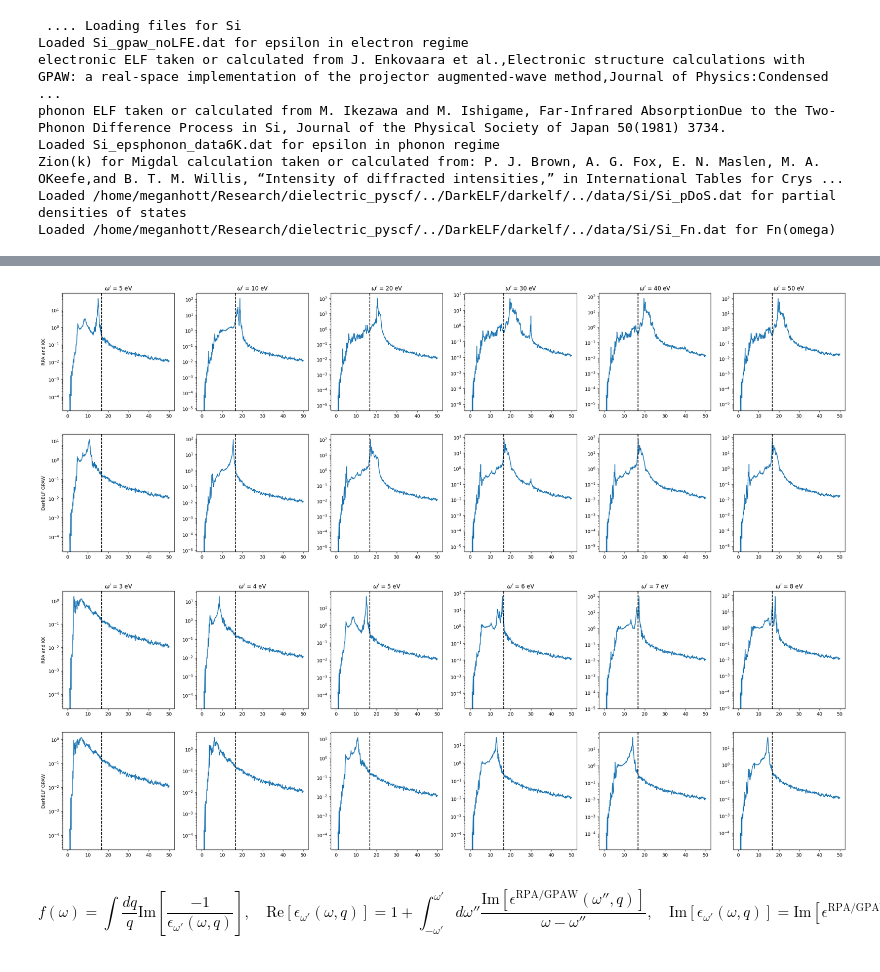
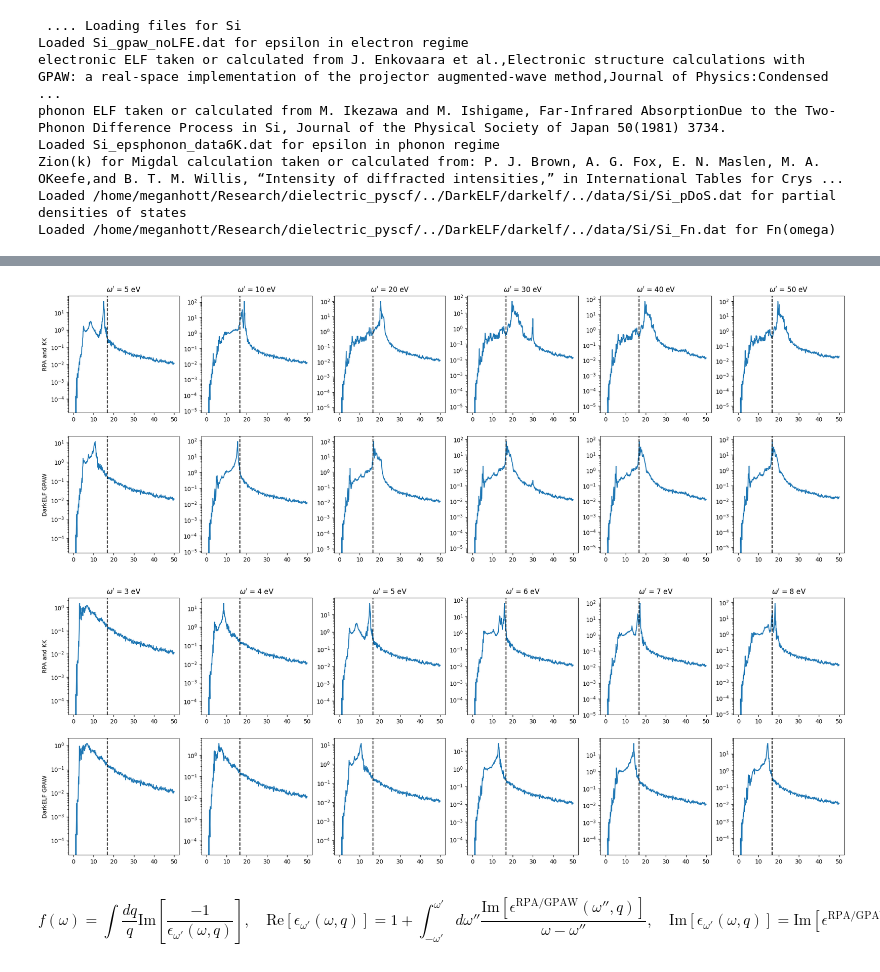
Before and after one commit to meganhott/QCDark2, a Jupyter notebook: plasmon_peak.ipynb, the cells around one changed output, grey strips where cells are left out. Saved outputs shown, nothing was run; the diff lists cells and outputs as text; code cells hidden in the pictures.

```diff
--- a/plasmon_peak.ipynb
+++ b/plasmon_peak.ipynb
@@ -57,12 +57,16 @@ re_max = np.max(eps_6_re[np.invert(np.isnan(eps_6_re))])
 im_max = np.max(eps_6_im[np.invert(np.isnan(eps_6_im))])
 re_max = max(-1*re_min, re_max)
 
-fig, ax = plt.subplots(2,2, figsize=(10,10))
+fig, ax = plt.subplots(2,2, figsize=(8,8))
 
 im0 = ax[(0,0)].pcolormesh(E, q, eps_6_re, cmap=c, norm=matplotlib.colors.SymLogNorm(th, vmin=-re_max, vmax=re_max))
+ax[(0,0)].set_title(r'RPA and KK Re($\epsilon$)')
 im1 = ax[(0,1)].pcolormesh(E, q, eps_6_im, cmap=c, norm=matplotlib.colors.SymLogNorm(th, vmin=-im_max, vmax=im_max))
+ax[(0,1)].set_title(r'RPA Im($\epsilon$)')
 im2 = ax[(1,0)].pcolormesh(E, q, darkelf_gpaw.eps1(E, q*alpha*mElectron), cmap=c, norm=matplotlib.colors.SymLogNorm(th, vmin=-re_max, vmax=re_max))
+ax[(1,0)].set_title(r'DarkELF GPAW Re($\epsilon$)')
 im3 = ax[(1,1)].pcolormesh(E, q, darkelf_gpaw.eps2(E, q*alpha*mElectron), cmap=c, norm=matplotlib.colors.SymLogNorm(th, vmin=-im_max, vmax=im_max))
+ax[(1,1)].set_title(r'DarkELF GPAW Im($\epsilon$)')
 
 ax[(0,0)].set_xlim([0,50])
 ax[(1,0)].set_xlim([0,50])
@@ -87,0 +84,15 @@ plt.show()
+# %%
+#ELF
+fig, ax = plt.subplots(1,2, figsize=(8,4))
+elf = 4*np.pi*eps_6_im/((4*np.pi*eps_6_im)**2+eps_6_re**2)
+elf_max = np.max(elf[np.invert(np.isnan(elf))])
+im0 = ax[0].pcolormesh(E, q, 4*np.pi*eps_6_im/((4*np.pi*eps_6_im)**2+eps_6_re**2), cmap=c, norm=matplotlib.colors.SymLogNorm(th, vmin=-elf_max, vmax=elf_max))
+ax[0].set_title('RPA ELF')
+im1 = ax[1].pcolormesh(E, q, darkelf_gpaw.eps2(E, q*alpha*mElectron)/((darkelf_gpaw.eps2(E, q*alpha*mElectron))**2+darkelf_gpaw.eps1(E, q*alpha*mElectron)**2), cmap=c, norm=matplotlib.colors.SymLogNorm(th, vmin=-elf_max, vmax=elf_max))
+#ax[1].axvline(16.7)
+ax[1].set_title('DarkELF GPAW ELF')
+for i in [0,1]:
+    ax[i].set_xlabel('E (eV)')
+    ax[i].set_ylabel(r'q ($\alpha m_e$)')
+plt.tight_layout()
+plt.show()
@@ -102,25 +115,25 @@ def f(eps_im, E, q, wp, corr=False):
     return f
 # %%
 wp = [5, 10, 20, 30, 40, 50]
-fig, ax = plt.subplots(2, len(wp), figsize=(5*len(wp),10))
+fig, ax = plt.subplots(2, len(wp), figsize=(4*len(wp),8))
 #im0 = ax[0].pcolormesh(E, q, f(eps_6_im, E, q, 10, corr=True), norm=matplotlib.colors.SymLogNorm(1e-6))
 #im0 = ax[1].pcolormesh(E, q, f(eps_6_im, E, q, 200, corr=True), norm=matplotlib.colors.SymLogNorm(1e-6))
 for i,w in enumerate(wp):
     ax[(0,i)].plot(E, f(eps_6_im, E, q, w, corr=True))
     ax[(0,i)].set_yscale('log')
     ax[(0,i)].set_title(fr"$\omega'$ = {w} eV")
     ax[(0,i)].axvline(16.7, color='k', linestyle='--')
     ax[(1,i)].plot(E, f(darkelf_gpaw.eps2(E, q*alpha*mElectron), E, q, w, corr=False))
     ax[(1,i)].set_yscale('log')
     ax[(1,i)].axvline(16.7, color='k', linestyle='--')
 ax[(0,0)].set_ylabel('RPA and KK')
 ax[(1,0)].set_ylabel('DarkELF GPAW')
 plt.show()
 # %% [output]
-[figure, old version]
+[figure, new version]
 # %%
 wp = [3,4,5,6,7,8]
-fig, ax = plt.subplots(2, len(wp), figsize=(5*len(wp),10))
+fig, ax = plt.subplots(2, len(wp), figsize=(4*len(wp),8))
 #im0 = ax[0].pcolormesh(E, q, f(eps_6_im, E, q, 10, corr=True), norm=matplotlib.colors.SymLogNorm(1e-6))
 #im0 = ax[1].pcolormesh(E, q, f(eps_6_im, E, q, 200, corr=True), norm=matplotlib.colors.SymLogNorm(1e-6))
 for i,w in enumerate(wp):
@@ -135,6 +148,6 @@ ax[(0,0)].set_ylabel('RPA and KK')
 ax[(1,0)].set_ylabel('DarkELF GPAW')
 plt.show()
 # %% [output]
-[figure, old version]
+[figure, new version]
 # %% [markdown]
 $$\displaystyle f(\omega) = \int \frac{dq}{q} \text{Im}\left[\frac{-1}{\epsilon_{\omega'}(\omega, q)}\right], \quad \text{Re}[\epsilon_{\omega'}(\omega, q)] = 1 + \int_{-\omega'}^{\omega'} d\omega'' \frac{\text{Im}[\epsilon^{\text{RPA/GPAW}}(\omega'', q)]}{\omega - \omega''}, \quad \text{Im}[\epsilon_{\omega'}(\omega, q)] = \text{Im}[\epsilon^{\text{RPA/GPAW}}(\omega, q)]$$
```
Also changed, not shown: parts of 3 cells of this notebook.
